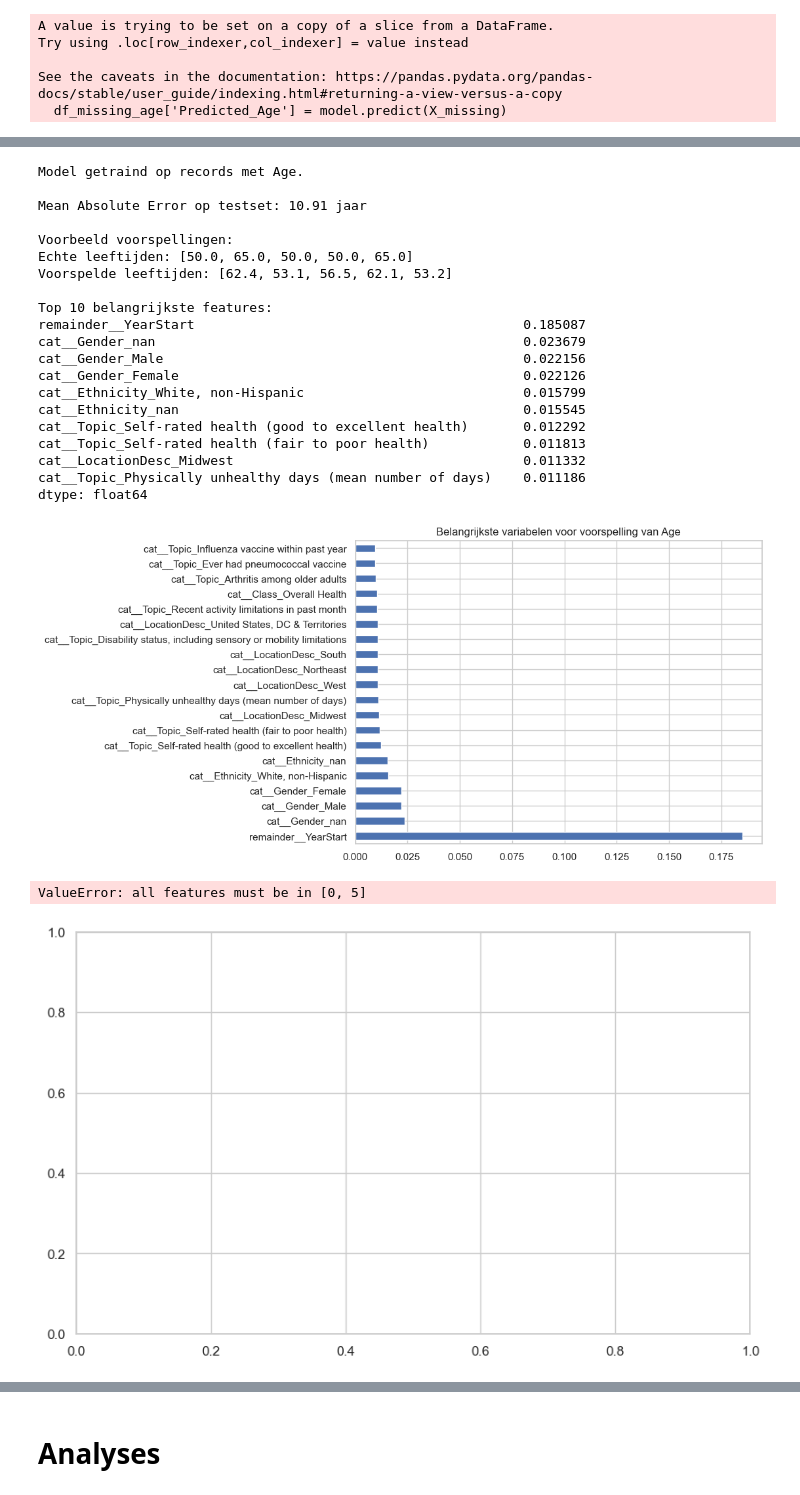
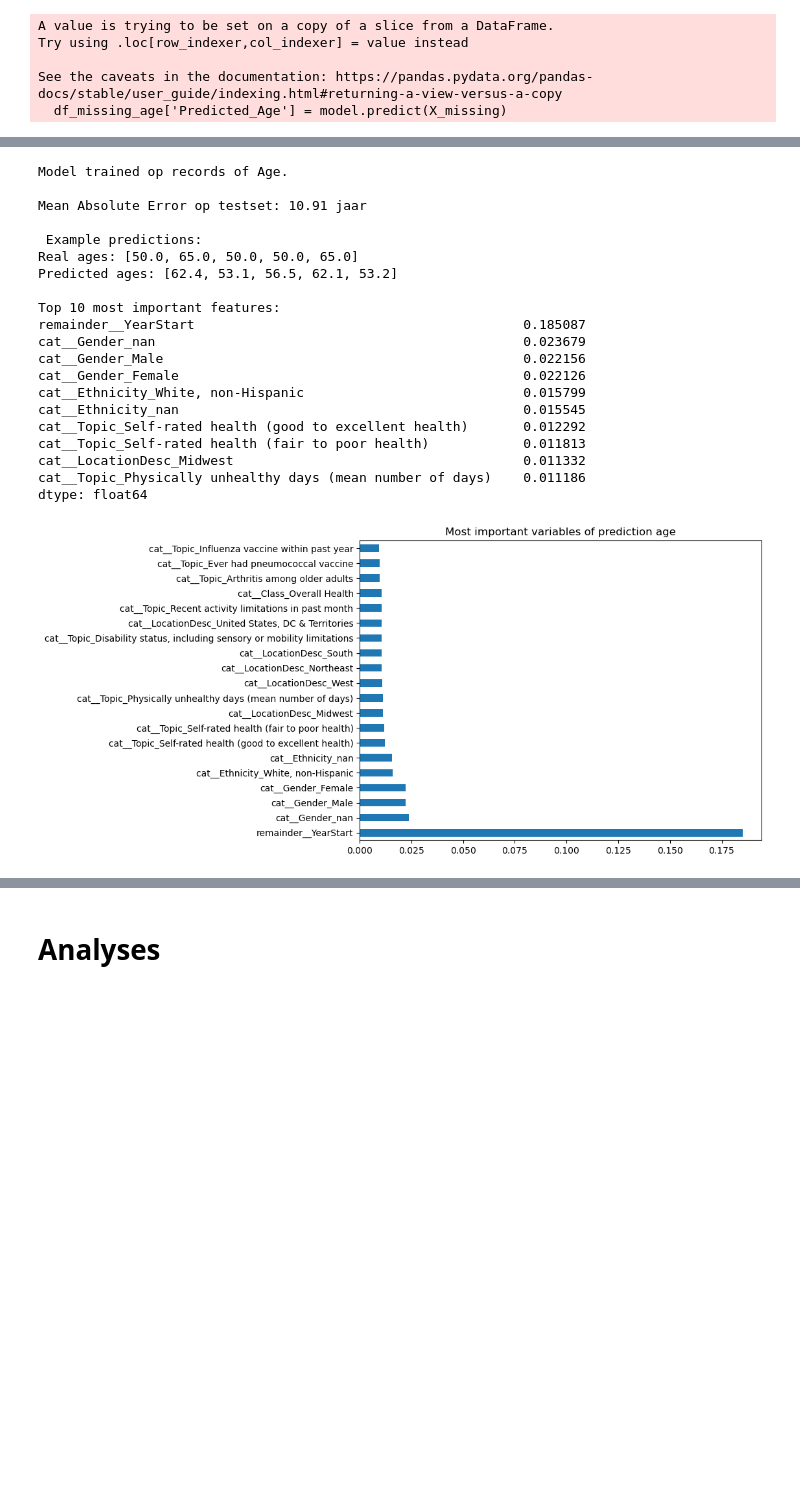
Before and after one commit to SimoneSanne/MSB1015-SV, a Jupyter notebook: ProjectV7.ipynb, the cells around one changed output, grey strips where cells are left out. Saved outputs shown, nothing was run; the diff lists cells and outputs as text; code cells hidden in the pictures; blank space fills up the shorter version.

```diff
--- a/ProjectV7.ipynb
+++ b/ProjectV7.ipynb
@@ -1140,7 +1166,7 @@ model = Pipeline(steps=[
 X_train, X_test, y_train, y_test = train_test_split(X, y, test_size=0.2, random_state=42)
 model.fit(X_train, y_train)
 
-print("Model getraind op records met Age.")
+print("Model trained op records of Age.")
 
 # === Validatie op testset ===
 y_pred_test = model.predict(X_test)
@@ -1148,72 +1174,70 @@ mae = mean_absolute_error(y_test, y_pred_test)
 print(f"\nMean Absolute Error op testset: {mae:.2f} jaar")
 
 # Voorbeeld voorspellingen
-print("\nVoorbeeld voorspellingen:")
-print("Echte leeftijden:", y_test[:5].tolist())
-print("Voorspelde leeftijden:", [round(p,1) for p in y_pred_test[:5]])
+print("\n Example predictions:")
+print("Real ages:", y_test[:5].tolist())
+print("Predicted ages:", [round(p,1) for p in y_pred_test[:5]])
 
 # === Feature importance ===
 importances = model.named_steps['regressor'].feature_importances_
 feature_names = model.named_steps['preprocessor'].get_feature_names_out()
 feat_imp = pd.Series(importances, index=feature_names).sort_values(ascending=False)
 
-print("\nTop 10 belangrijkste features:")
+print("\nTop 10 most important features:")
 print(feat_imp.head(10))
 
 # Plot feature importance
 feat_imp.head(20).plot(kind='barh', figsize=(8,6))
-plt.title("Belangrijkste variabelen voor voorspelling van Age")
+plt.title("Most important variables of prediction age")
 plt.show()
 
 # === Partial Dependence (gevoeligheid) ===
-fig, ax = plt.subplots(figsize=(10, 6))
-PartialDependenceDisplay.from_estimator(
-    model, X_test, features=[-1],  # YearStart als voorbeeld (laatste kolom na encoding)
-    ax=ax
-)
-plt.title("Partial dependence plot voor YearStart")
-plt.show()
+#fig, ax = plt.subplots(figsize=(10, 6))
+#PartialDependenceDisplay.from_estimator(
+#    model, X_test, features=[-1],  # YearStart als voorbeeld (laatste kolom na encoding)
+#    ax=ax
+#)
+#plt.title("Partial dependence plot voor YearStart")
+#plt.show()
 
 # === Vergelijk verdelingen (met vs zonder Age) ===
-print("\nAantal records mét Age:", len(df_with_age))
-print("Aantal records zonder Age:", len(df_missing_age))
+#print("\nAantal records mét Age:", len(df_with_age))
+#print("Aantal records zonder Age:", len(df_missing_age))
 
-print("\nVerdeling Class (met Age):")
-print(df_with_age['Class'].value_counts().head())
+#print("\nVerdeling Class (met Age):")
+#print(df_with_age['Class'].value_counts().head())
 
-print("\nVerdeling Class (zonder Age):")
-print(df_missing_age['Class'].value_counts().head())
+#print("\nVerdeling Class (zonder Age):")
+#print(df_missing_age['Class'].value_counts().head())
 
 # === Stap 2: voorspellen voor rijen zonder Age ===
-if not df_missing_age.empty:
-    X_missing = df_missing_age[['LocationDesc','Gender','Ethnicity','Class','Topic','YearStart']]
-    df_missing_age = df_missing_age.copy()  # waarschuwing vermijden
-    df_missing_age['Predicted_Age'] = model.predict(X_missing)
-    print(f"\nAantal voorspelde ontbrekende leeftijden: {len(df_missing_age)}")
-    print(df_missing_age[['LocationDesc','Gender','Ethnicity','Class','Topic','Predicted_Age']].head())
-else:
-    print("\nGeen records met ontbrekende Age gevonden.")
+#if not df_missing_age.empty:
+ #   X_missing = df_missing_age[['LocationDesc','Gender','Ethnicity','Class','Topic','YearStart']]
+ #   df_missing_age = df_missing_age.copy()  # waarschuwing vermijden
+ #   df_missing_age['Predicted_Age'] = model.predict(X_missing)
+ #   print(f"\nAantal voorspelde ontbrekende leeftijden: {len(df_missing_age)}")
+ #   print(df_missing_age[['LocationDesc','Gender','Ethnicity','Class','Topic','Predicted_Age']].head())
+#else:
+ #   print("\nGeen records met ontbrekende Age gevonden.")
 # %% [output]
-Model getraind op records met Age.
+Model trained op records of Age.
 
 Mean Absolute Error op testset: 10.91 jaar
 
-Voorbeeld voorspellingen:
-Echte leeftijden: [50.0, 65.0, 50.0, 50.0, 65.0]
-Voorspelde leeftijden: [62.4, 53.1, 56.5, 62.1, 53.2]
+ Example predictions:
+Real ages: [50.0, 65.0, 50.0, 50.0, 65.0]
+Predicted ages: [62.4, 53.1, 56.5, 62.1, 53.2]
 
-Top 10 belangrijkste features:
+Top 10 most important features:
 remainder__YearStart                                          0.185087
 cat__Gender_nan                                               0.023679
 cat__Gender_Male                                              0.022156
 cat__Gender_Female                                            0.022126
 cat__Ethnicity_White, non-Hispanic                            0.015799
 cat__Ethnicity_nan                                            0.015545
 cat__Topic_Self-rated health (good to excellent health)       0.012292
 cat__Topic_Self-rated health (fair to poor health)            0.011813
 cat__LocationDesc_Midwest                                     0.011332
 cat__Topic_Physically unhealthy days (mean number of days)    0.011186
 dtype: float64
-[figure, old version]
+[figure, new version]
-ValueError: all features must be in [0, 5]
-[figure, removed]
```
Also changed, not shown: parts of 10 cells of this notebook, 3 other files.
